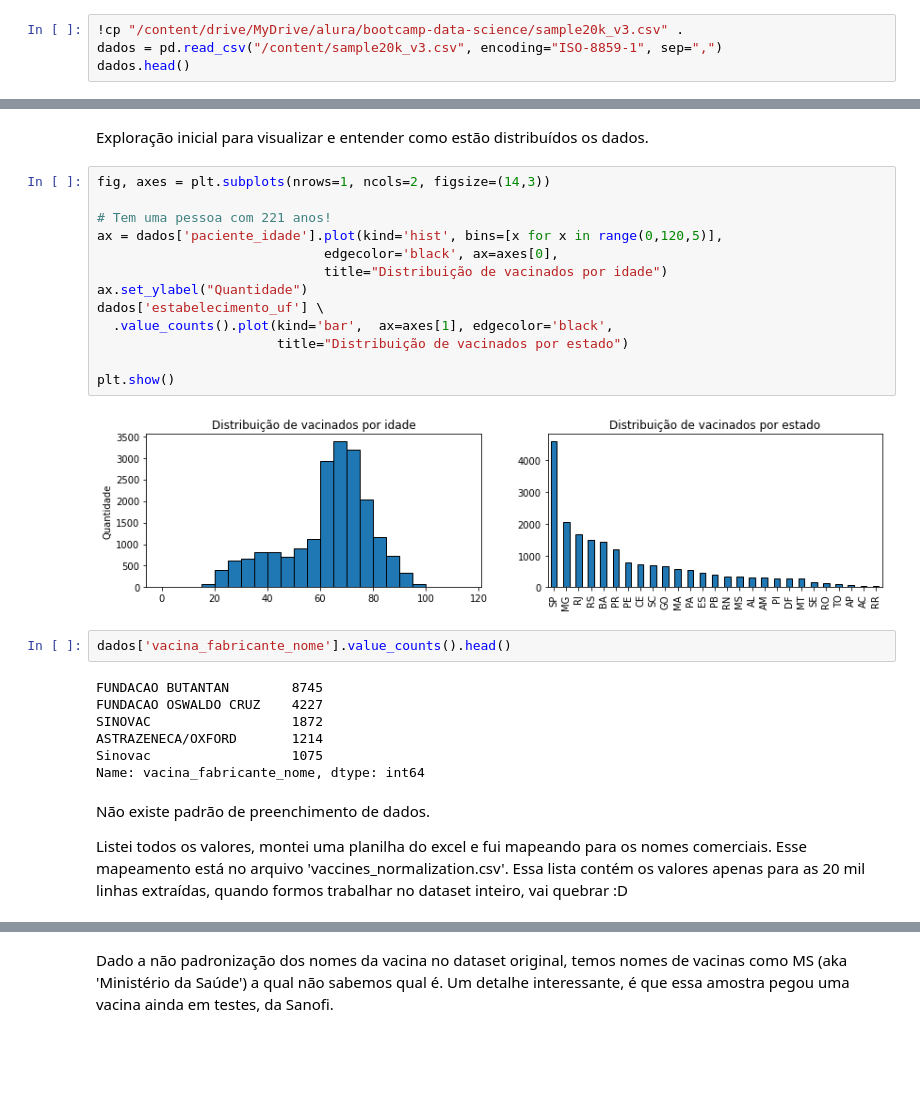
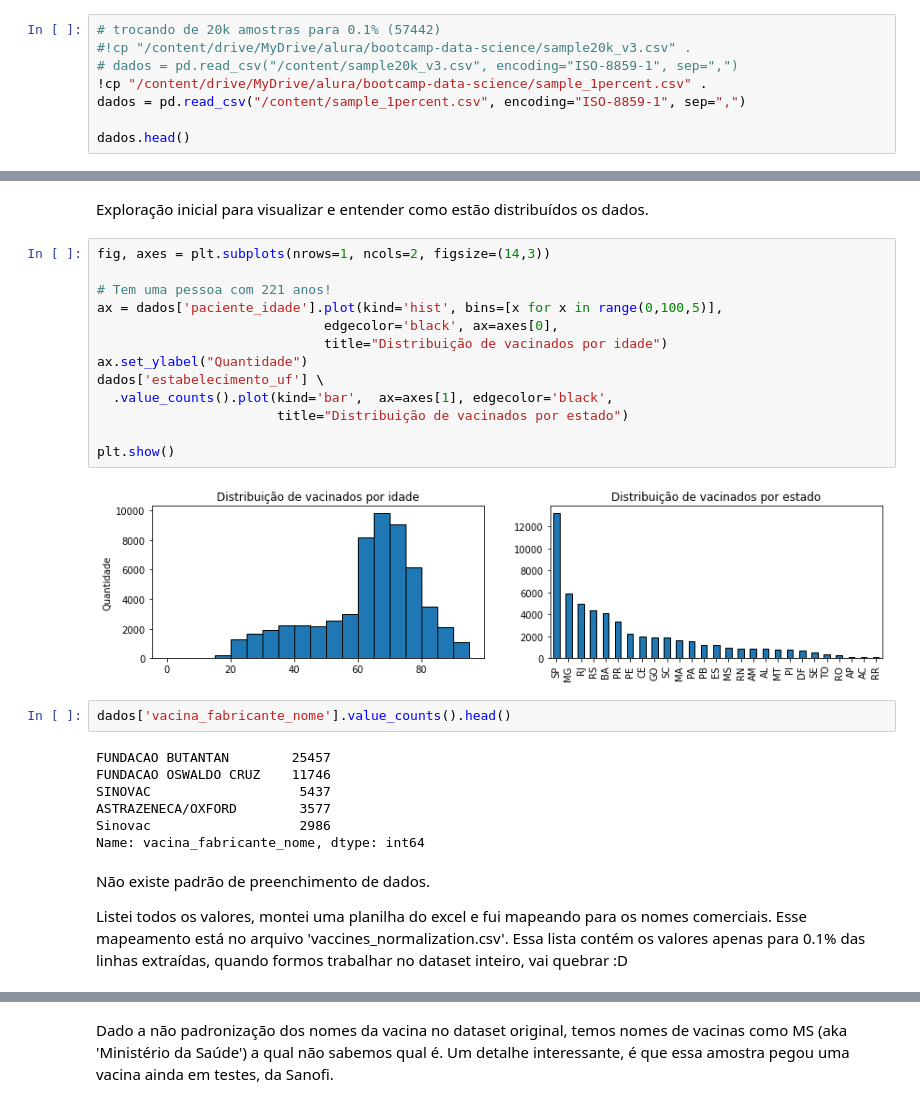
Before and after one commit to willianrocha/bootcamp-datascience-alura, a Jupyter notebook: module_1/ds_mod1_project.ipynb, the cells around one changed output, grey strips where cells are left out. Cells and saved outputs as stored; diff of their text form; blank space fills up the shorter version.

Commit message:
improving data representation

```diff
--- a/module_1/ds_mod1_project.ipynb
+++ b/module_1/ds_mod1_project.ipynb
@@ -45,8 +45,12 @@ cut part-00000-6bab261e-57eb-41e1-9523-8487c4a7c57c-c000.csv -d ";" -f3,5,7,12,2
 # %% [markdown]
 A base de dados ainda está muito grande para ser trabalhada livremente. Então, antes de começar as análises, extraí uma amostra com 20 mil linhas e já deixei preparado em um CSV.
 # %%
-!cp "/content/drive/MyDrive/alura/bootcamp-data-science/sample20k_v3.csv" .
-dados = pd.read_csv("/content/sample20k_v3.csv", encoding="ISO-8859-1", sep=",")
+# trocando de 20k amostras para 0.1% (57442)
+#!cp "/content/drive/MyDrive/alura/bootcamp-data-science/sample20k_v3.csv" .
+# dados = pd.read_csv("/content/sample20k_v3.csv", encoding="ISO-8859-1", sep=",")
+!cp "/content/drive/MyDrive/alura/bootcamp-data-science/sample_1percent.csv" .
+dados = pd.read_csv("/content/sample_1percent.csv", encoding="ISO-8859-1", sep=",")
+
 dados.head()
 # %% [output]
 |  | paciente_idade | paciente_enumsexobiologico | paciente_racacor_valor | paciente_endereco_uf | estabelecimento_uf | ... |
@@ -62,29 +66,29 @@ Exploração inicial para visualizar e entender como estão distribuídos os dad
 # %%
 fig, axes = plt.subplots(nrows=1, ncols=2, figsize=(14,3))
 
 # Tem uma pessoa com 221 anos!
-ax = dados['paciente_idade'].plot(kind='hist', bins=[x for x in range(0,120,5)],
+ax = dados['paciente_idade'].plot(kind='hist', bins=[x for x in range(0,100,5)],
                              edgecolor='black', ax=axes[0],
                              title="Distribuição de vacinados por idade")
 ax.set_ylabel("Quantidade")
 dados['estabelecimento_uf'] \
   .value_counts().plot(kind='bar',  ax=axes[1], edgecolor='black',
                        title="Distribuição de vacinados por estado")
 
 plt.show()
 # %% [output]
-[figure, old version]
+[figure, new version]
 # %%
 dados['vacina_fabricante_nome'].value_counts().head()
 # %% [output]
-FUNDACAO BUTANTAN        8745
-FUNDACAO OSWALDO CRUZ    4227
-SINOVAC                  1872
-ASTRAZENECA/OXFORD       1214
-Sinovac                  1075
+FUNDACAO BUTANTAN        25457
+FUNDACAO OSWALDO CRUZ    11746
+SINOVAC                   5437
+ASTRAZENECA/OXFORD        3577
+Sinovac                   2986
 Name: vacina_fabricante_nome, dtype: int64
 # %% [markdown]
 Não existe padrão de preenchimento de dados.
 
-Listei todos os valores, montei uma planilha do excel e fui mapeando para os nomes comerciais. Esse mapeamento está no arquivo 'vaccines_normalization.csv'. Essa lista contém os valores apenas para as 20 mil linhas extraídas, quando formos trabalhar no dataset inteiro, vai quebrar :D
+Listei todos os valores, montei uma planilha do excel e fui mapeando para os nomes comerciais. Esse mapeamento está no arquivo 'vaccines_normalization.csv'. Essa lista contém os valores apenas para 0.1% das linhas extraídas, quando formos trabalhar no dataset inteiro, vai quebrar :D
 # %%
```
Also changed, not shown: parts of 25 cells of this notebook.
